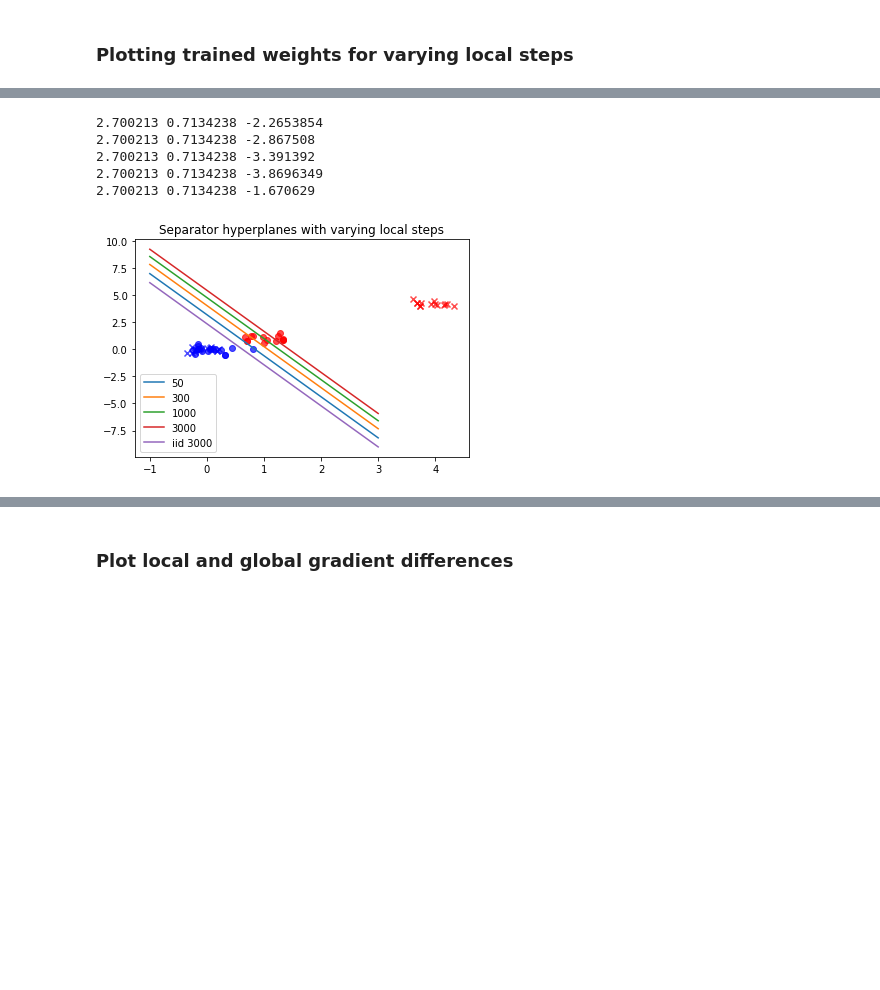
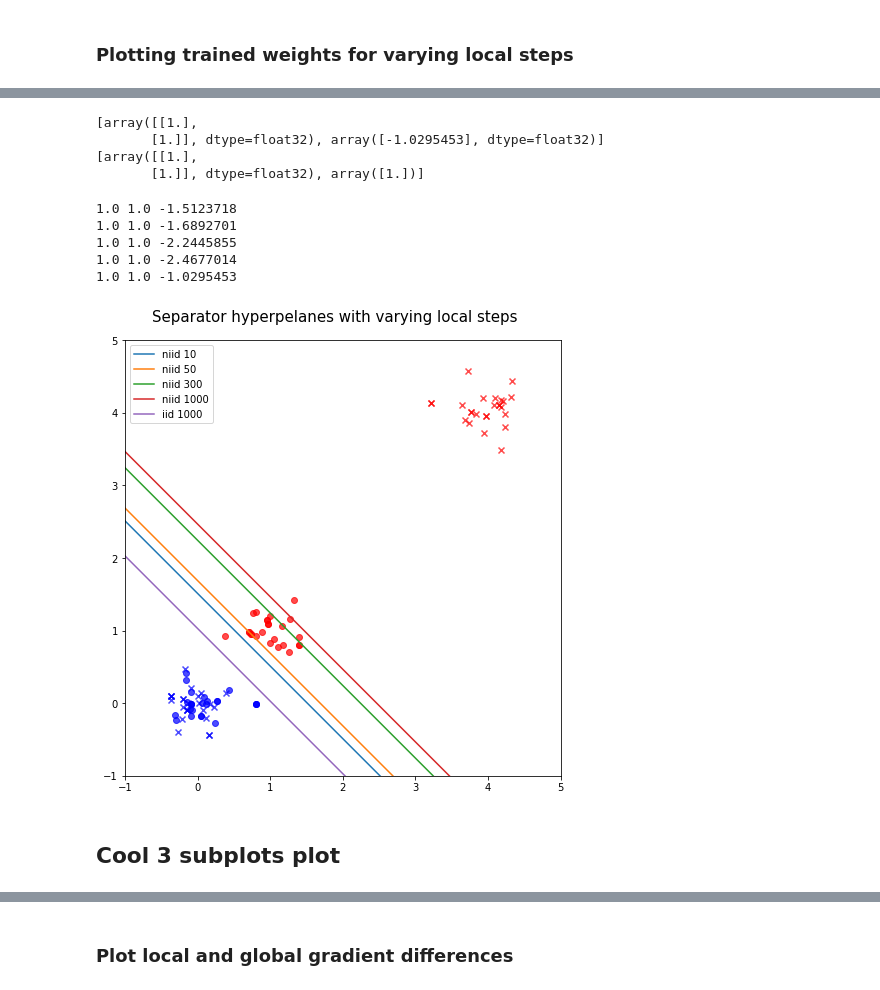
Before and after one commit to akash-07/optml-project, a Jupyter notebook: fedavg/src_synthetic/plotter.ipynb, the cells around one changed output, grey strips where cells are left out. Saved outputs shown, nothing was run; the diff lists cells and outputs as text; code cells hidden in the pictures; blank space fills up the shorter version.

```diff
--- a/fedavg/src_synthetic/plotter.ipynb
+++ b/fedavg/src_synthetic/plotter.ipynb
@@ -230,26 +430,37 @@ keras_model.compile(
+# %%
+w =  keras_model.get_weights()
+print(w)
+w[1]  = np.array([1.0])
+print(w)
+keras_model.set_weights(w)
+# %% [output]
+[array([[1.],
+       [1.]], dtype=float32), array([-1.0295453], dtype=float32)]
+[array([[1.],
+       [1.]], dtype=float32), array([1.])]
 # %%
 lines = {}
 # %%
 for local_step in local_steps:
     lines[local_step] = {}
 
-    file_path = f'/mnt/nfs/dhasade/optml/logs/fedavg/synthetic/{local_step}_{local_step}_lr0.2'
-    trained_model_path = os.path.join(file_path, 'r2', 'trained_model')
+    file_path = f'/Users/renard/Documents/etudes/EPFLMA4/OML/project/optml-project/logroot/synthetic/niid/{local_step}_{local_step}_lr0.2'
+    trained_model_path = os.path.join(file_path, 'r1', 'trained_model')
     keras_model.load_weights(trained_model_path)
 
     theta = keras_model.variables[0].numpy()
     bias = keras_model.variables[1].numpy()[0]
     theta1 = theta[0][0]; theta2 = theta[1][0]
     print(theta1, theta2, bias)
-    lxs1 = np.linspace(-1.0, 3.0, 100)
+    lxs1 = np.linspace(-1.0, 5.0, 100)
     lys1 = [-(theta1*x+bias)/theta2 for x in lxs1]
 
     lines[local_step]['xs'] = lxs1
     lines[local_step]['ys'] = lys1
 
 # extra step for 3000-iid data
-local_step = 3000
-file_path = f'/mnt/nfs/dhasade/optml/logs/fedavg/synthetic/{local_step}_{local_step}_lr0.2'
+local_step = 1000
+file_path = f'/Users/renard/Documents/etudes/EPFLMA4/OML/project/optml-project/logroot/synthetic/iid/{local_step}_{local_step}_lr0.2'
 trained_model_path = os.path.join(file_path, 'r1', 'trained_model')
 keras_model.load_weights(trained_model_path)
 
@@ -263,13 +474,13 @@ lys1 = [-(theta1*x+bias)/theta2 for x in lxs1]
 xs_iid = lxs1
 ys_iid = lys1
 # %% [output]
-2.700213 0.7134238 -2.2653854
-2.700213 0.7134238 -2.867508
-2.700213 0.7134238 -3.391392
-2.700213 0.7134238 -3.8696349
-2.700213 0.7134238 -1.670629
+1.0 1.0 -1.5123718
+1.0 1.0 -1.6892701
+1.0 1.0 -2.2445855
+1.0 1.0 -2.4677014
+1.0 1.0 -1.0295453
 # %%
-train_file = '/mnt/nfs/dhasade/optml/data/synthetic/train/train.json'
+train_file = '/Users/renard/Documents/etudes/EPFLMA4/OML/project/optml-project/synthetic_data/train/train.json'
 
 with open(train_file) as f:
     train_data = json.load(f)
@@ -283,25 +494,34 @@ normal_data = train_data['user_data'][normal_user]
 xs2, ys2 = outlier_data['x'], outlier_data['y']
 xs1, ys1 = normal_data['x'], normal_data['y']
 
-indices = random.choices(range(0, 100), k=30)
+indices = random.choices(range(0, 100), k=50)
 
 xs1_subsampled = np.array([xs1[indice] for indice in indices])
 ys1_subsampled = np.array([ys1[indice] for indice in indices])
 xs2_subsampled = np.array([xs2[indice] for indice in indices])
 ys2_subsampled = np.array([ys2[indice] for indice in indices])
 # %%
+fig, ax = plt.subplots(1, figsize =(7,7))
 for x, y, label in zip(xs1_subsampled[:,0], xs1_subsampled[:, 1], ys1_subsampled):
-    plt.scatter(x, y, color= 'red' if(label == 1.0) else 'blue', alpha=0.7)
+    ax.scatter(x, y, color= 'red' if(label == 1.0) else 'blue', alpha=0.7)
 
 for x, y, label in zip(xs2_subsampled[:,0], xs2_subsampled[:, 1], ys2_subsampled):
-    plt.scatter(x, y, color= 'red' if(label == 1.0) else 'blue', marker='x', alpha=0.7)
+    ax.scatter(x, y, color= 'red' if(label == 1.0) else 'blue', marker='x', alpha=0.7)
 
 for local_step in local_steps:
-    plt.plot(lines[local_step]['xs'], lines[local_step]['ys'], label=local_step)
+    ax.plot(lines[local_step]['xs'], lines[local_step]['ys'], label=f'niid {local_step}')
 
-plt.plot(xs_iid, ys_iid, label='iid 3000')
+
+ax.plot(xs_iid, ys_iid, label='iid 1000')
+ax.set_xlim([-1,5])
+ax.set_ylim([-1,5])
 plt.legend()
-plt.title('Separator hyperplanes with varying local steps')
-# plt.savefig('../logs/figures/full_data_htr_separator.jpg', dpi=300)
+ax.set_aspect('equal')
+
+fig.suptitle('Separator hyperpelanes with varying local steps',fontsize=15)
+fig.tight_layout()
+plt.savefig('/Users/renard/Documents/etudes/EPFLMA4/OML/project/optml-project/logroot/figures/synthetic_separator.pdf', dpi=300)
 # %% [output]
-[figure, old version]
+[figure, new version]
+# %% [markdown]
+## Cool 3 subplots plot
```
Also changed, not shown: parts of 31 cells of this notebook, 4 other files.
